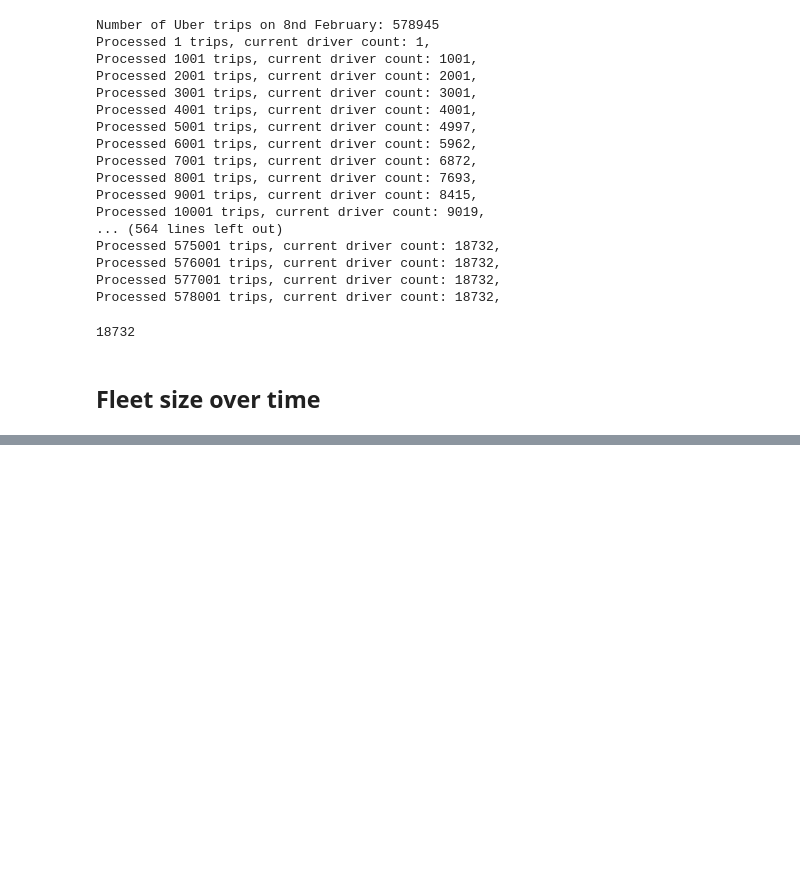
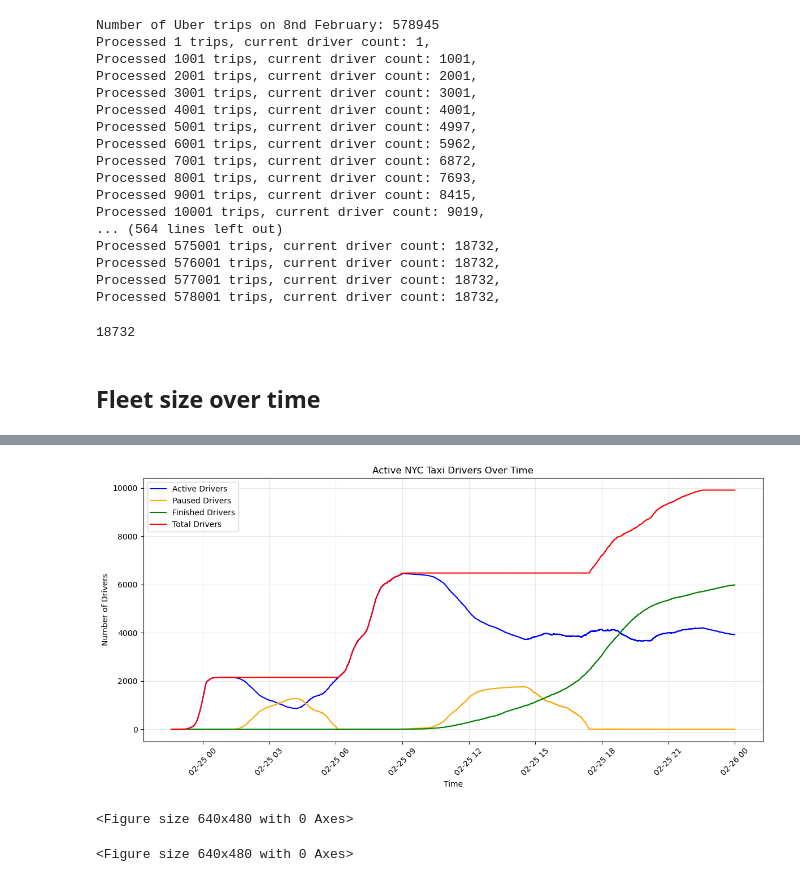
Before and after one commit to hendrikmehl/Thesis_HME, a Jupyter notebook: Code/notebooks/fleet_size.ipynb, the cells around one changed output, grey strips where cells are left out. Cells and saved outputs as stored; diff of their text form; code cells hidden in the pictures; blank space fills up the shorter version.

```diff
--- a/Code/notebooks/fleet_size.ipynb
+++ b/Code/notebooks/fleet_size.ipynb
@@ -258,3 +309,19 @@ Processed 578001 trips, current driver count: 18732,
 18732
 # %% [markdown]
 ## Fleet size over time
+# %%
+import src.fleet_size.active_drivers as active_drivers
+importlib.reload(active_drivers)
+from src.fleet_size.active_drivers import calculate_fleet_size_over_time, active_drivers_per_minute, visualize_active_drivers
+
+# only use Lyft trips
+lyft_trip_data = trip_data[trip_data['company'] == 'Lyft']
+
+all_start_times, all_end_times, driver_count, drivers_df = calculate_fleet_size_over_time(lyft_trip_data, matrix, target_date='2025-02-25')
+print(f"Total drivers on 2025-02-25: {driver_count}")
+print(f"driver_start_times: {all_start_times}")
+print(f"driver_end_times: {all_end_times}")
+
+
+visualize_active_drivers(drivers_df)
+# %% [output]
@@ -260,0 +338,3 @@ Processed 578001 trips, current driver count: 18732,
+[figure, added]
+<Figure size 640x480 with 0 Axes>
+<Figure size 640x480 with 0 Axes>
```
Also changed, not shown: parts of 10 cells of this notebook, 9 other files.
